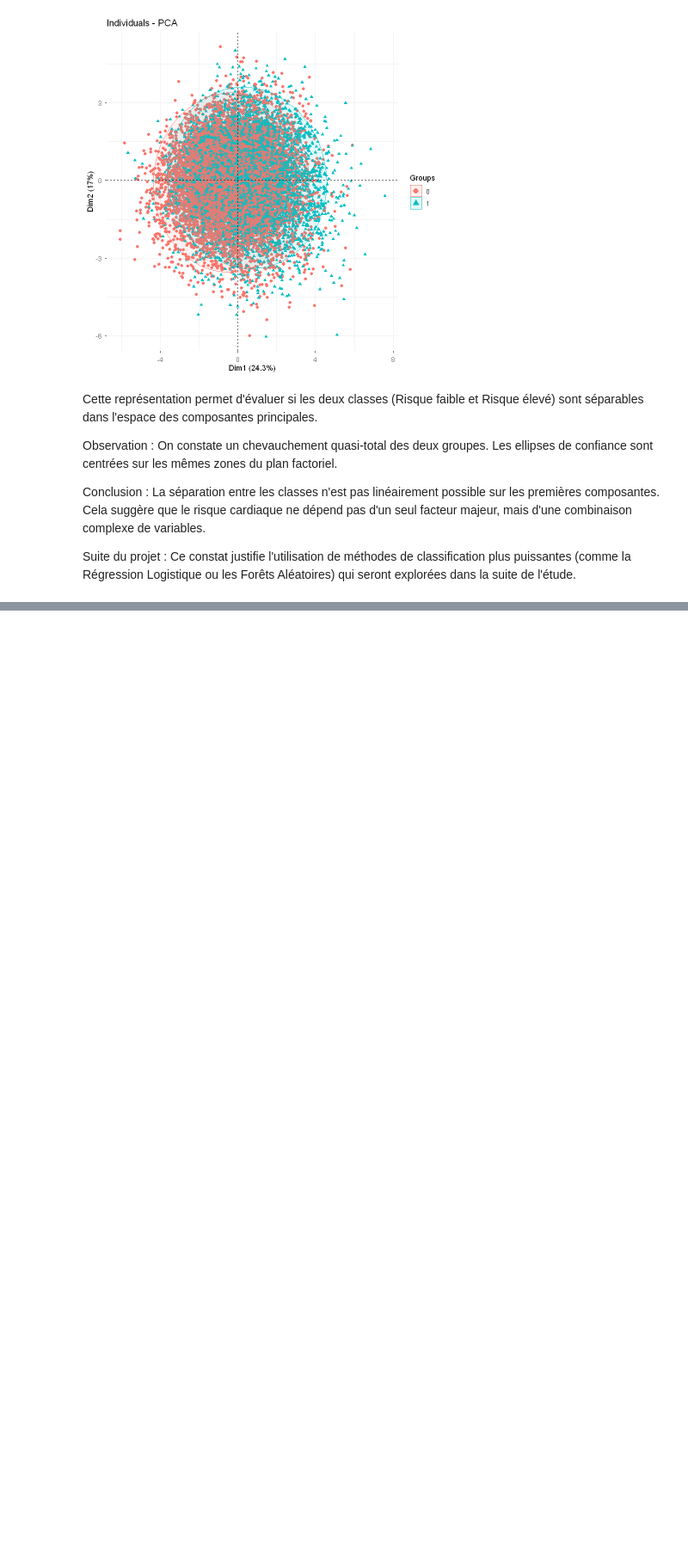
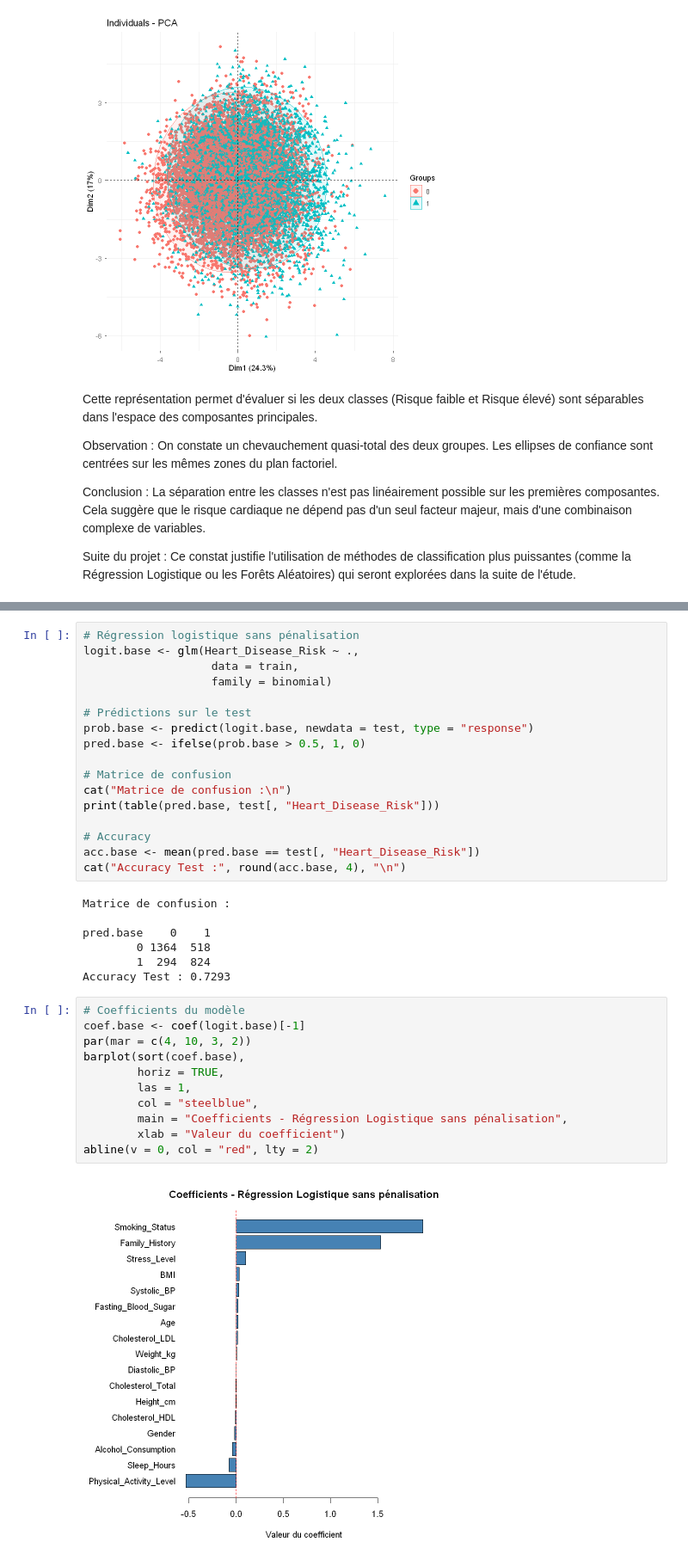
Before and after one commit to AhmedBousbih/Projet-Machine-learning, a Jupyter notebook: Projet ML.ipynb, the cells around one changed output, grey strips where cells are left out. Shown at 86% size. Drawn from its saved outputs; the diff is of its cells as text; blank space fills up the shorter version.

```diff
--- a/Projet ML.ipynb
+++ b/Projet ML.ipynb
@@ -382,0 +416,37 @@ Suite du projet : Ce constat justifie l'utilisation de méthodes de classificati
+# %%
+# Régression logistique sans pénalisation
+logit.base <- glm(Heart_Disease_Risk ~ .,
+                   data = train,
+                   family = binomial)
+
+# Prédictions sur le test
+prob.base <- predict(logit.base, newdata = test, type = "response")
+pred.base <- ifelse(prob.base > 0.5, 1, 0)
+
+# Matrice de confusion
+cat("Matrice de confusion :\n")
+print(table(pred.base, test[, "Heart_Disease_Risk"]))
+
+# Accuracy
+acc.base <- mean(pred.base == test[, "Heart_Disease_Risk"])
+cat("Accuracy Test :", round(acc.base, 4), "\n")
+# %% [output]
+Matrice de confusion :
+
+pred.base    0    1
+        0 1364  518
+        1  294  824
+Accuracy Test : 0.7293
+# %%
+# Coefficients du modèle
+coef.base <- coef(logit.base)[-1]
+par(mar = c(4, 10, 3, 2))
+barplot(sort(coef.base),
+        horiz = TRUE,
+        las = 1,
+        col = "steelblue",
+        main = "Coefficients - Régression Logistique sans pénalisation",
+        xlab = "Valeur du coefficient")
+abline(v = 0, col = "red", lty = 2)
+# %% [output]
+[figure, added]
```
Also changed, not shown: parts of 10 cells of this notebook, 1 other file.
